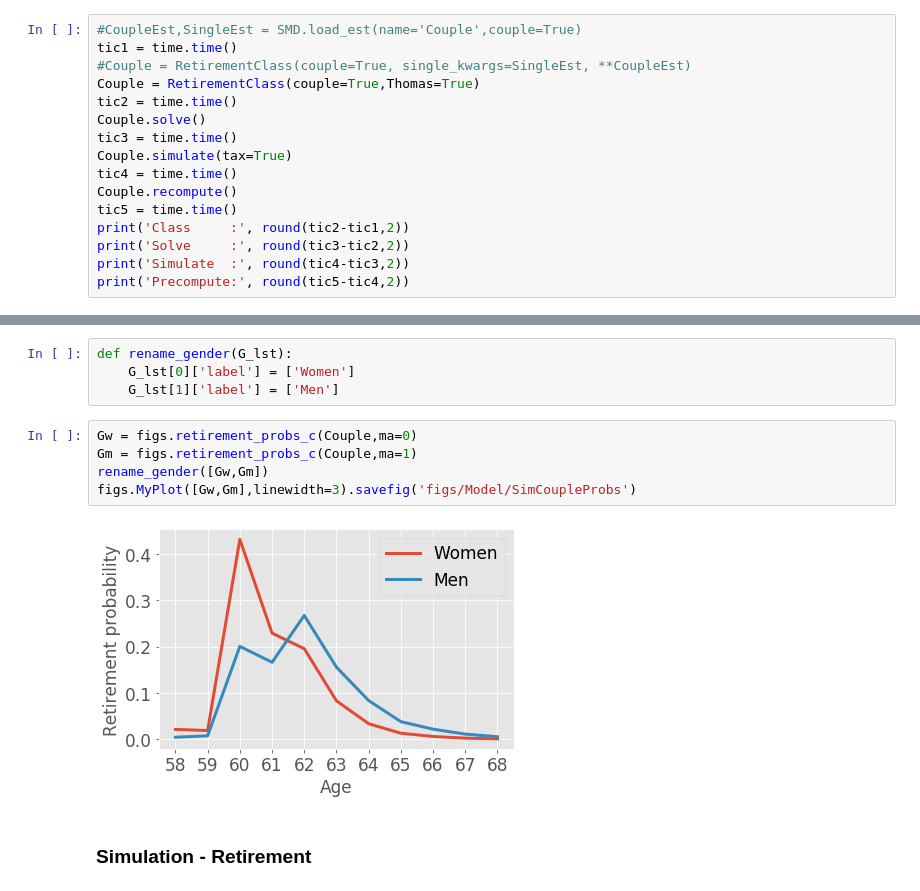
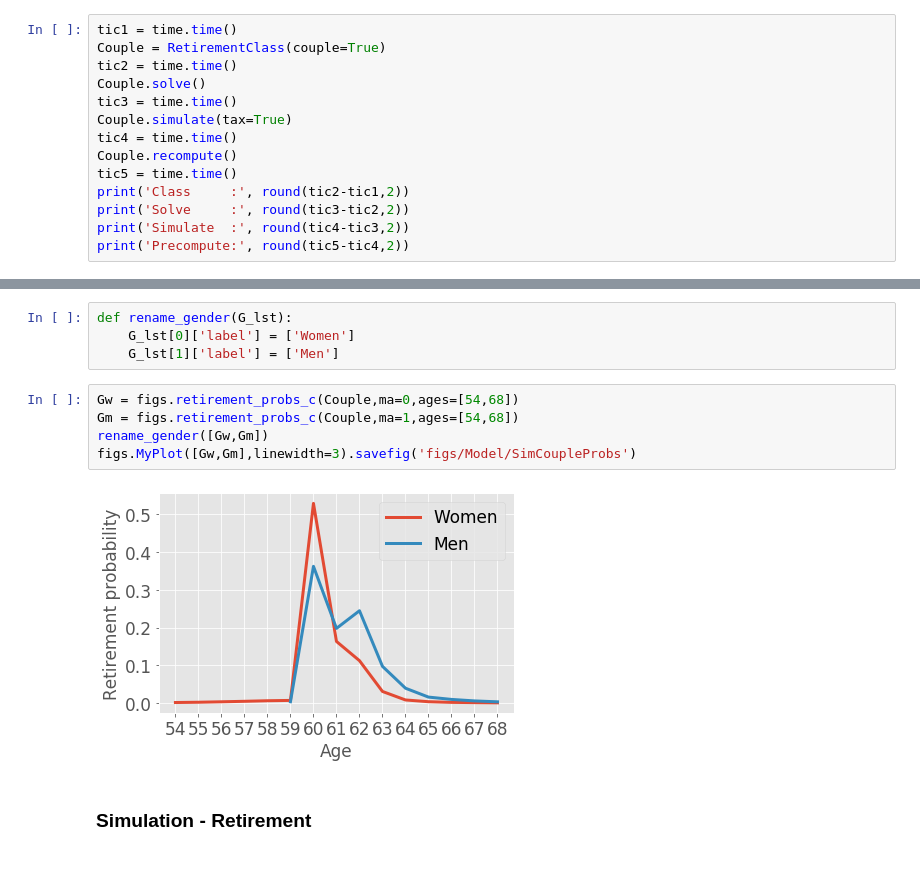
Before and after one commit to mathiassunesen/Speciale_retirement, a Jupyter notebook: Main/Couples.ipynb, the cells around one changed output, grey strips where cells are left out. Cells and saved outputs as stored; diff of their text form.

```diff
--- a/Main/Couples.ipynb
+++ b/Main/Couples.ipynb
@@ -25,10 +25,8 @@ import time
 # %% [markdown]
 ### Solve and simulate model
 # %%
-#CoupleEst,SingleEst = SMD.load_est(name='Couple',couple=True)
 tic1 = time.time()
-#Couple = RetirementClass(couple=True, single_kwargs=SingleEst, **CoupleEst)
-Couple = RetirementClass(couple=True,Thomas=True)
+Couple = RetirementClass(couple=True)
 tic2 = time.time()
 Couple.solve()
 tic3 = time.time()
@@ -83,12 +81,12 @@ def rename_gender(G_lst):
     G_lst[0]['label'] = ['Women']
     G_lst[1]['label'] = ['Men']
 # %%
-Gw = figs.retirement_probs_c(Couple,ma=0)
-Gm = figs.retirement_probs_c(Couple,ma=1)
+Gw = figs.retirement_probs_c(Couple,ma=0,ages=[54,68])
+Gm = figs.retirement_probs_c(Couple,ma=1,ages=[54,68])
 rename_gender([Gw,Gm])
 figs.MyPlot([Gw,Gm],linewidth=3).savefig('figs/Model/SimCoupleProbs')
 # %% [output]
-[figure, old version]
+[figure, new version]
 # %% [markdown]
 ### Simulation - Retirement
 # %%
```
Also changed, not shown: parts of 2 cells of this notebook, 40 other files.
